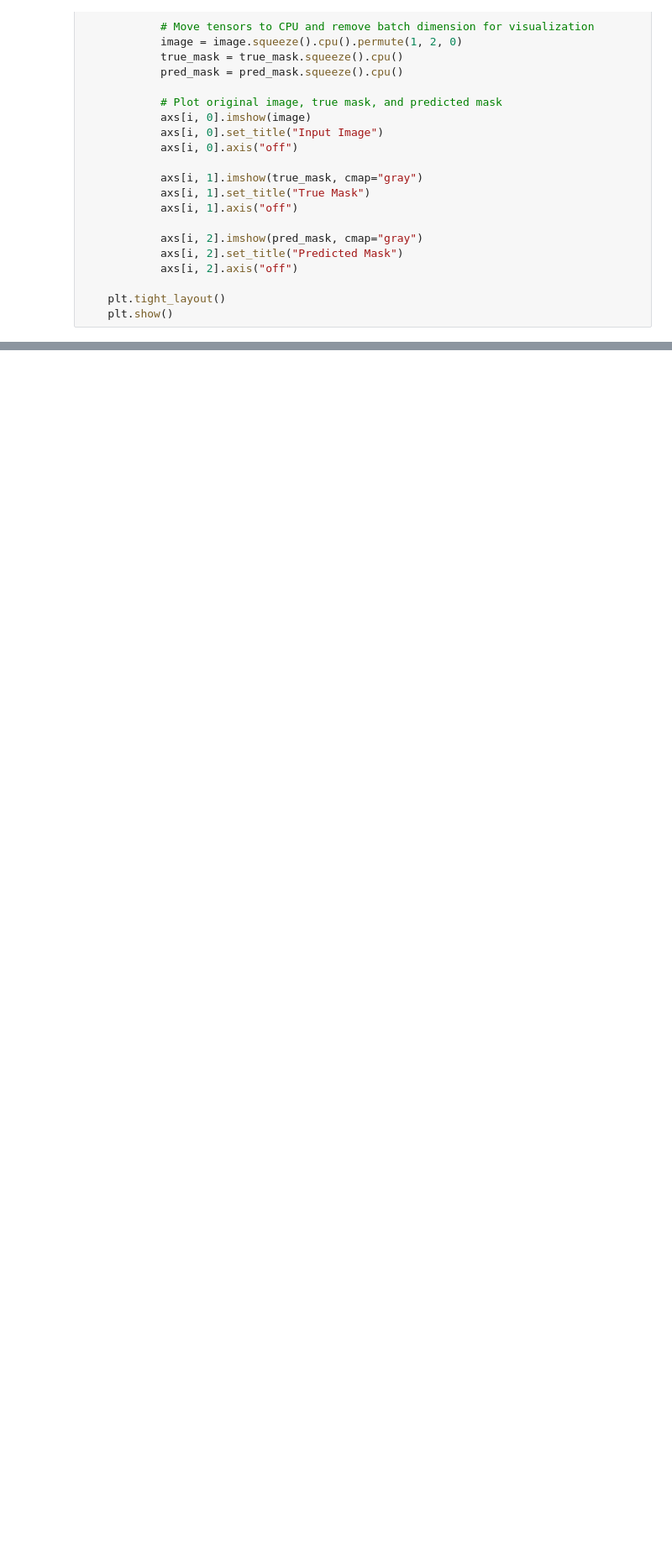
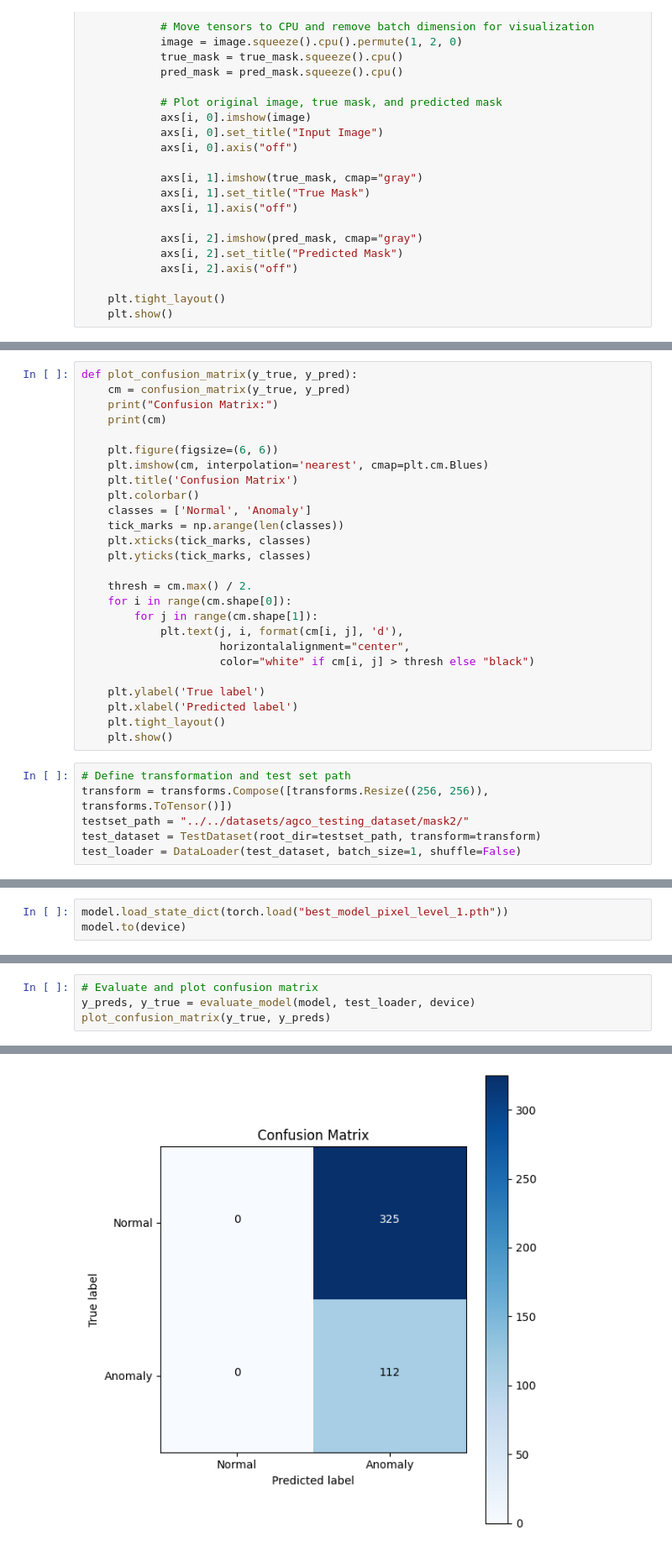
Before and after one commit to sameerhashmi36/anomaly_detection_computer_vision, a Jupyter notebook: Anomaly_detection/agco_semi_supervised_approach/agco_pixel_level_normal_synthetic.ipynb, the cells around one changed output, grey strips where cells are left out. Shown at 84% size. Cells and saved outputs as stored; diff of their text form; blank space fills up the shorter version.

```diff
--- a/Anomaly_detection/agco_semi_supervised_approach/agco_pixel_level_normal_synthetic.ipynb
+++ b/Anomaly_detection/agco_semi_supervised_approach/agco_pixel_level_normal_synthetic.ipynb
@@ -329,0 +432,32 @@ visualize_predictions(model, val_dataset, device)
+# %%
+def plot_confusion_matrix(y_true, y_pred):
+    cm = confusion_matrix(y_true, y_pred)
+    print("Confusion Matrix:")
+    print(cm)
+
+    plt.figure(figsize=(6, 6))
+    plt.imshow(cm, interpolation='nearest', cmap=plt.cm.Blues)
+    plt.title('Confusion Matrix')
+    plt.colorbar()
+    classes = ['Normal', 'Anomaly']
+    tick_marks = np.arange(len(classes))
+    plt.xticks(tick_marks, classes)
+    plt.yticks(tick_marks, classes)
+
+    thresh = cm.max() / 2.
+    for i in range(cm.shape[0]):
+        for j in range(cm.shape[1]):
+            plt.text(j, i, format(cm[i, j], 'd'),
+                     horizontalalignment="center",
+                     color="white" if cm[i, j] > thresh else "black")
+
+    plt.ylabel('True label')
+    plt.xlabel('Predicted label')
+    plt.tight_layout()
+    plt.show()
+# %%
+# Define transformation and test set path
+transform = transforms.Compose([transforms.Resize((256, 256)), transforms.ToTensor()])
+testset_path = "../../datasets/agco_testing_dataset/mask2/"
+test_dataset = TestDataset(root_dir=testset_path, transform=transform)
+test_loader = DataLoader(test_dataset, batch_size=1, shuffle=False)
@@ -329,0 +498,3 @@ visualize_predictions(model, val_dataset, device)
+# %%
+model.load_state_dict(torch.load("best_model_pixel_level_1.pth"))
+model.to(device)
@@ -329,0 +519,5 @@ visualize_predictions(model, val_dataset, device)
+# %%
+# Evaluate and plot confusion matrix
+y_preds, y_true = evaluate_model(model, test_loader, device)
+plot_confusion_matrix(y_true, y_preds)
+# %% [output]
@@ -329,0 +541 @@ visualize_predictions(model, val_dataset, device)
+[figure, added]
```
Also changed, not shown: parts of 14 cells of this notebook, 1 other file.
